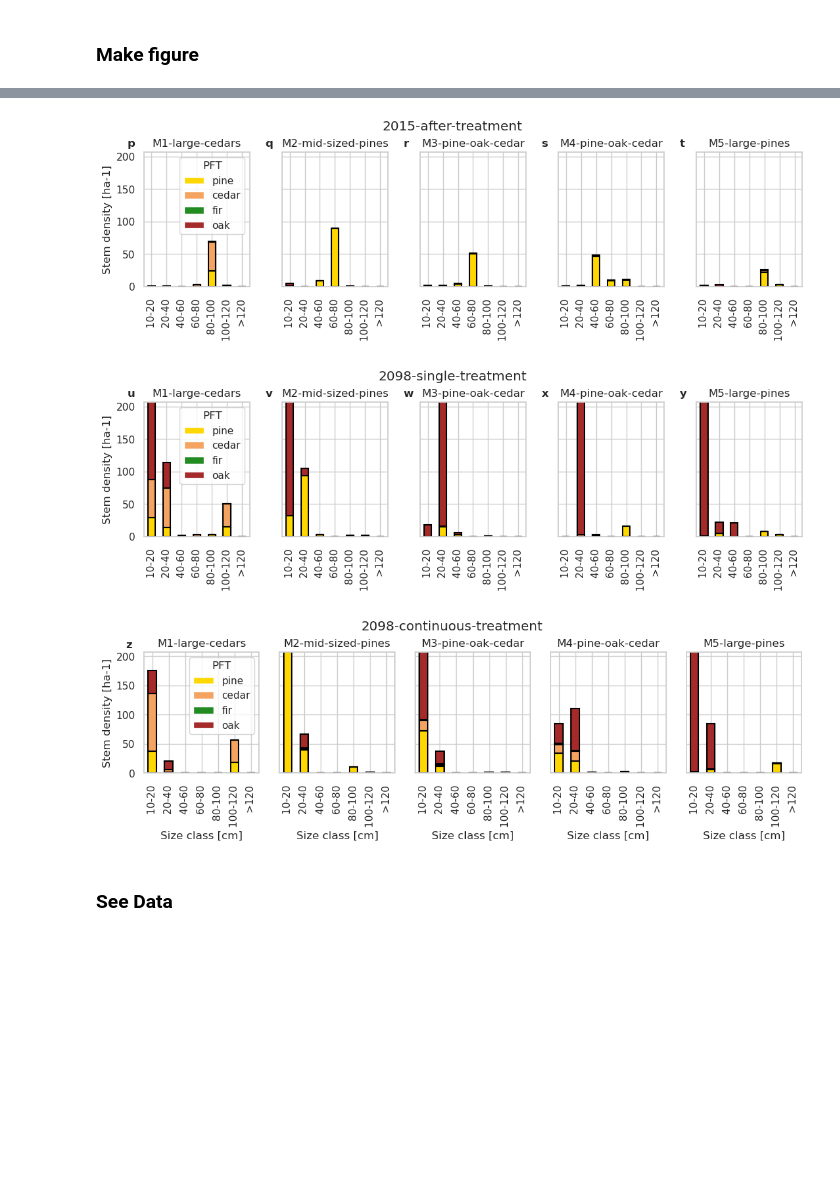
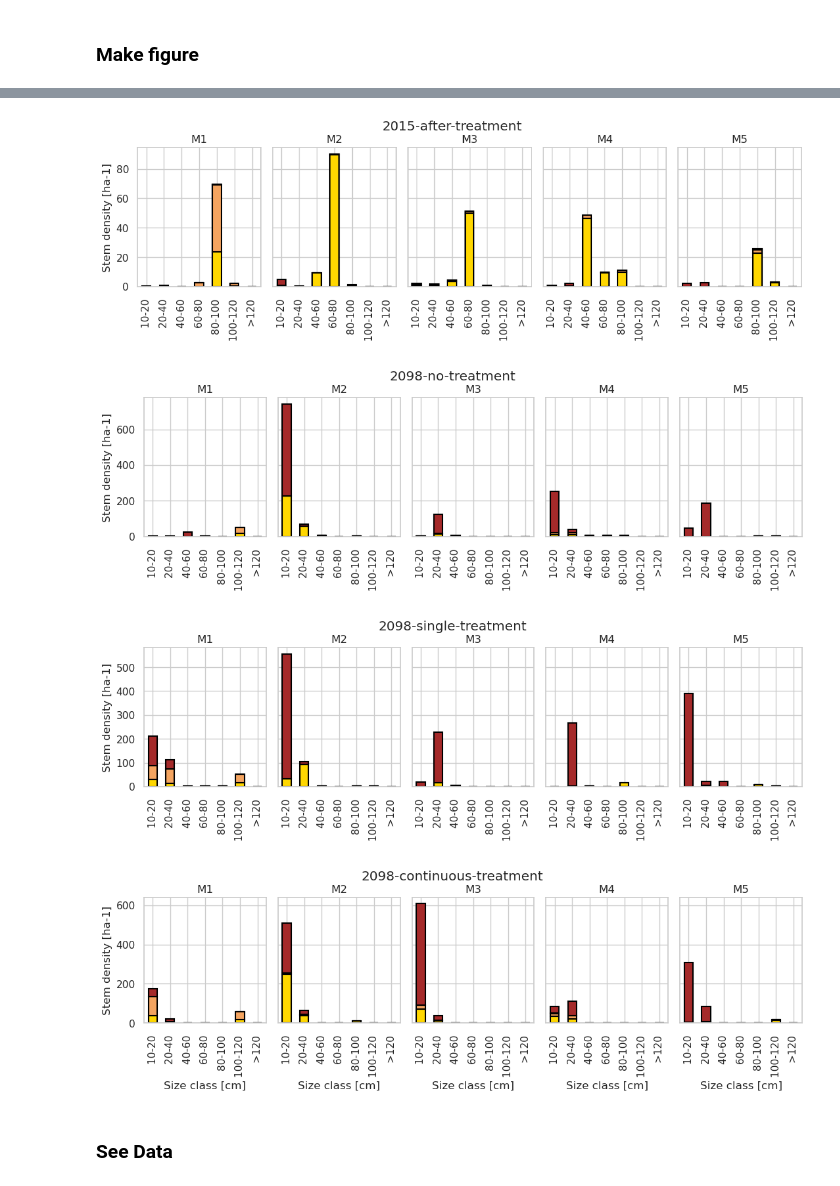
Before and after one commit to adamhb/california-fates, a Jupyter notebook: notebooks/size_class_dist_052824.ipynb, the cells around one changed output, grey strips where cells are left out. Drawn from its saved outputs; the diff is of its cells as text; code cells hidden in the pictures; blank space fills up the shorter version.

```diff
--- a/notebooks/size_class_dist_052824.ipynb
+++ b/notebooks/size_class_dist_052824.ipynb
@@ -84,7 +84,7 @@ def get_size_class_distribution_data(case_name,years,tag_numbers,tag_map,
     return output
 
 def plot_size_class_dist(df, title, row, x_axis_title, desired_pft_order=['pine', 'cedar', 'fir', 'oak'], remove_legend = False):
-    ensemble_member_names = ['M1-large-cedars','M2-mid-sized-pines','M3-pine-oak-cedar','M4-pine-oak-cedar','M5-large-pines']
+    ensemble_member_names = ['M1','M2','M3','M4','M5']
     cz2_obs = [205.0, 136.0, 60.0, 13.0, 2.0, 0.0, 0.0]
     plt.rc('font', size=55)
     subplot_labels = list(string.ascii_lowercase)
@@ -101,7 +101,7 @@ def plot_size_class_dist(df, title, row, x_axis_title, desired_pft_order=['pine'
     df_pivot = df_pivot.reset_index()
 
     # Plotting
-    fig, axes = plt.subplots(nrows=1, ncols=len(df['harmonized_tag'].unique()), figsize=(11, 3.5), sharey=True, sharex = True)
+    fig, axes = plt.subplots(nrows=1, ncols=len(df['harmonized_tag'].unique()), figsize=(11, 3.5), sharey='row', sharex = True)
 
     tag_numbers = df['harmonized_tag'].unique()
 
@@ -112,9 +112,9 @@ def plot_size_class_dist(df, title, row, x_axis_title, desired_pft_order=['pine'
         ax.set_title(ensemble_member_names[i])
         ax.set_xlabel(x_axis_title)
         ax.set_ylabel('Stem density [ha-1]' if i == 0 else '')
-        ax.set_ylim(0,207)
-        if ((row * 5) + i) < len_subplot_labels:
-            ax.text(-0.16, 1.1, subplot_labels[(row * 5) + i], transform=ax.transAxes, fontweight='bold', va='top')
+        #ax.set_ylim(0,207)
+        #if ((row * 5) + i) < len_subplot_labels:
+        #    ax.text(-0.16, 1.1, subplot_labels[(row * 5) + i], transform=ax.transAxes, fontweight='bold', va='top')
         #ax.set_yscale('log')
         if title == '2015-no-treatment':
 
@@ -159,6 +159,7 @@ case_info = {'1869-pre-logging':{'case_name':'equilibrium_700yrs_050924_01_-17e2
               '1870-post-logging':{'case_name':'supIg_1.25_051424-1870-1951_-17e2acb6a_FATES-1449c787','years':[1870,1870],'tags':[41,60,65,73,75],'map':f1870_to_2015_tag_map},
               '2015-no-treatment':{'case_name':'supIg_1.25_051424-1951-2020_-17e2acb6a_FATES-1449c787','years':[2014,2014],'tags':[41,60,65,73,75],'map':f1870_to_2015_tag_map},
               '2015-after-treatment':{'case_name':'supIg_1.25_051424-2015-2098-TREATED_-17e2acb6a_FATES-1449c787','years':[2015,2015],'tags':[41,60,65,73,75],'map':f1870_to_2015_tag_map},
+              '2098-no-treatment':{'case_name':'supIg_1.25_051424_wo0061-2015-2098_-17e2acb6a_FATES-1449c787','years':[2098,2098],'tags':[41,60,64,72,74],'map':SSP3_no_treat_tag_map},
               '2098-single-treatment':{'case_name':'supIg_1.25_051424-2015-2098-TREATED_-17e2acb6a_FATES-1449c787','years':[2098,2098],'tags':[41,60,65,73,75],'map':f1870_to_2015_tag_map},
               '2098-continuous-treatment':{'case_name':'supIg_1.25_052124_continuous-2015-2098-TREATED_-17e2acb6a_FATES-1449c787','years':[2098,2098],'tags':[41,60,64,72,74],'map':SSP3_no_treat_tag_map}}
 # %%
@@ -203,11 +205,11 @@ for case in case_info.keys():
 ### Make figure
 # %%
 row = -1
-for case in case_info.keys():
+for case in list(case_info.keys()):
     row = row + 1
     if row == len(case_info.keys()) - 1:
         x_axis_title = "Size class [cm]"
     else:
         x_axis_title = ""
-    plot_size_class_dist(case_info[case]['data'], row=row, title = case, x_axis_title = x_axis_title)
+    plot_size_class_dist(case_info[case]['data'], row=row, title = case, x_axis_title = x_axis_title, remove_legend=True)
 # %% [output]
@@ -217,6 +219,7 @@ for case in case_info.keys():
-[figure, old version]
+[figure, new version]
-[figure, old version]
+[figure, new version]
-[figure, old version]
+[figure, new version]
+[figure, added]
 # %% [markdown]
 ### See Data
 # %%
```
Also changed, not shown: parts of 5 cells of this notebook, 4 other files.
